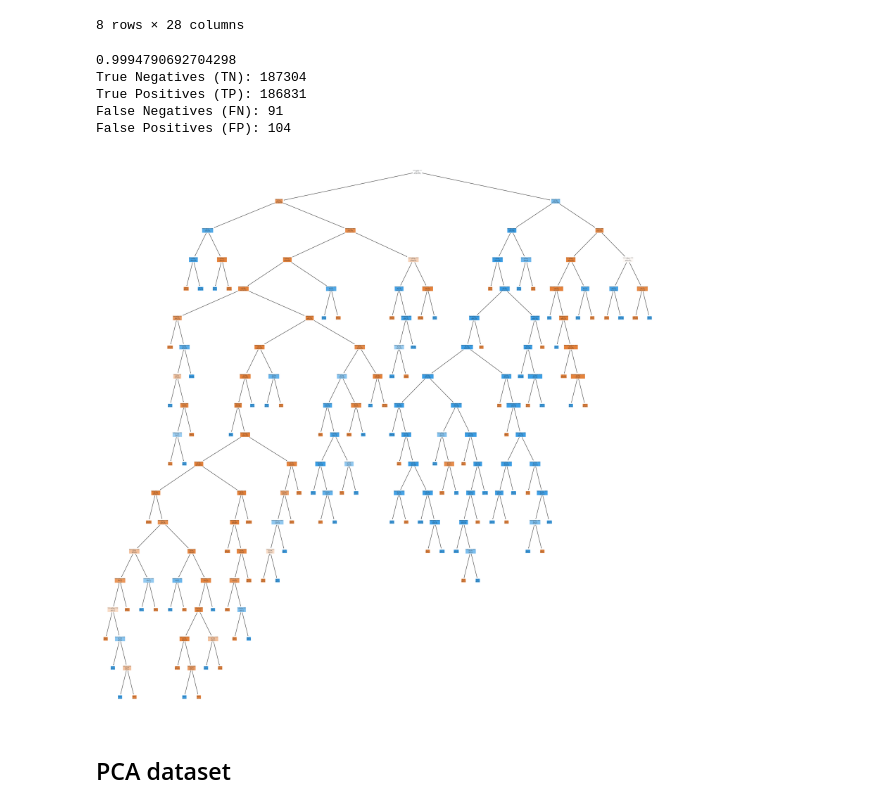
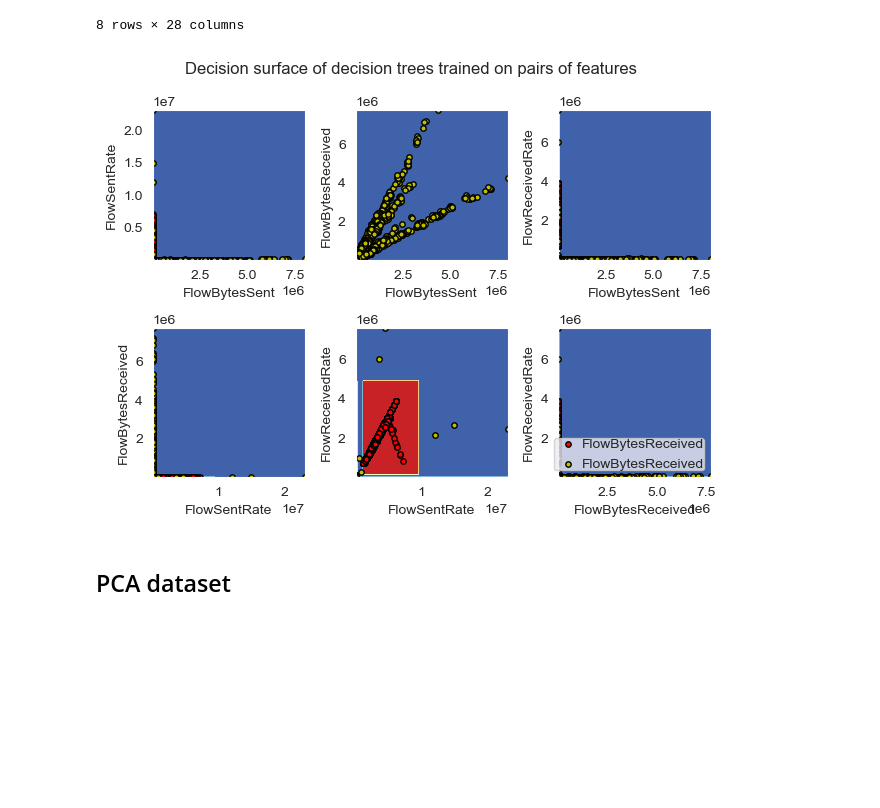
Before and after one commit to Ricardo-Da-Cruz/AI-Dns-Traffic-Analysis, a Jupyter notebook: decision-tree.ipynb, the cells around one changed output. Cells and saved outputs as stored; diff of their text form; code cells hidden in the pictures; blank space fills up the shorter version.

Commit message:
saved some images

```diff
--- a/decision-tree.ipynb
+++ b/decision-tree.ipynb
@@ -35,6 +35,7 @@ import matplotlib.pyplot as plt
 from sklearn.tree import DecisionTreeClassifier
 from sklearn.tree import plot_tree
 from sklearn.metrics import confusion_matrix
+fr
 
 # Create the classifier
 decision_tree_classifier = DecisionTreeClassifier()
@@ -66,13 +67,61 @@ print("False Positives (FP):", FP)
 plt.figure(figsize=(30, 30))
 plot_tree(decision_tree_classifier, filled=True, feature_names=all_inputs.columns)
 plt.show()
-# %% [output]
-0.9994790692704298
-True Negatives (TN): 187304
-True Positives (TP): 186831
-False Negatives (FN): 91
-False Positives (FP): 104
-[figure, removed]
+# %%
+from sklearn.inspection import DecisionBoundaryDisplay
+import numpy as np
+
+a = data.iloc[:1000, :9]
+b = data.loc[:1000, 'Label']
+
+# Parameters
+n_classes = 2
+plot_colors = "ryb"
+plot_step = 0.02
+
+for pairidx, pair in enumerate([[0, 1], [0, 2], [0, 3], [1, 2], [1, 3], [2, 3]]):
+    # We only take the two corresponding features
+    X = data.iloc[:, pair].values  # Features
+    y = data['Label'].values  # Target
+
+    # Train
+    clf = DecisionTreeClassifier().fit(X, y)
+
+    # Plot the decision boundary
+    ax = plt.subplot(2, 3, pairidx + 1)
+    DecisionBoundaryDisplay.from_estimator(
+        clf,
+        X,
+        cmap=plt.cm.RdYlBu,
+        response_method="predict",
+        ax=ax,
+        xlabel=data.columns[pair[0]],
+        ylabel=data.columns[pair[1]],
+    )
+
+    # Plot the training points
+    for i, color in zip(range(n_classes), plot_colors):
+
+
+        idx = np.where(y == data['Label'].unique()[i])
+        plt.scatter(
+            X[idx, 0],
+            X[idx, 1],
+            c=color,
+            label=data.columns[pair[0]],
+            cmap=plt.cm.RdYlBu,
+            edgecolor="black",
+            s=15,
+        )
+
+plt.suptitle("Decision surface of decision trees trained on pairs of features")
+plt.legend(loc="lower right", borderpad=0, handletextpad=0)
+_ = plt.axis("tight")
+
+plt.tight_layout()
+plt.show()
+# %% [output]
+[figure, added]
 # %% [markdown]
 ## PCA dataset
 # %%
```
Also changed, not shown: parts of 2 cells of this notebook, 35 other files.
